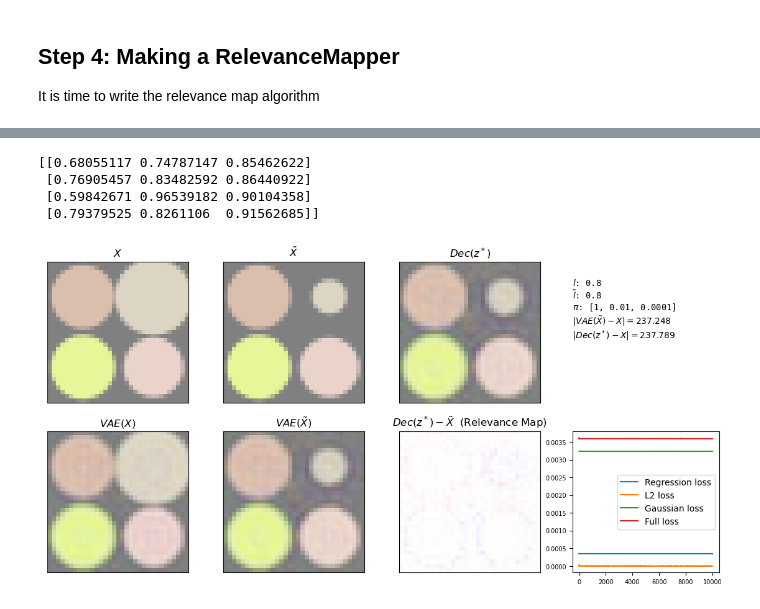
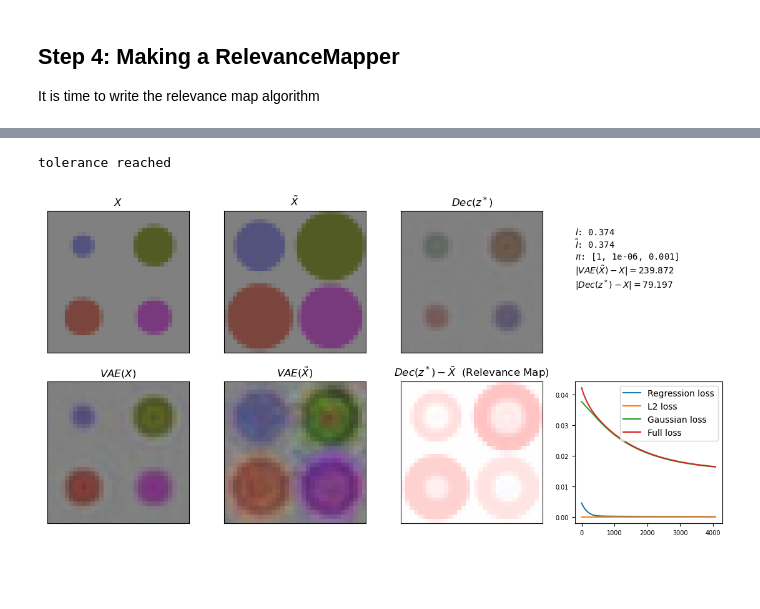
Before and after one commit to AuguB/RelevanceMap, a Jupyter notebook: src/RelevanceMap.ipynb, the cells around one changed output, grey strips where cells are left out. Cells and saved outputs as stored; diff of their text form; code cells hidden in the pictures; blank space fills up the shorter version.

```diff
--- a/src/RelevanceMap.ipynb
+++ b/src/RelevanceMap.ipynb
@@ -353,8 +353,8 @@ class RelevanceMapper:
 
         return diff, z_trajectory, [loss1s, loss2s, loss3s]
 # %%
-# true_l = blobby.sample_l(1)
-true_l = 0.8
+true_l = blobby.sample_l(1)
+# true_l = 0.2
 # l = 0.5
 print(true_l)
 widths, colors = blobby.sample_widths_and_colors(true_l)
@@ -375,22 +375,14 @@ plt.imshow(this_blob)
 altered_l = true_l
 widths_altered = widths.copy()
 colors_altered = colors.copy()
-widths_altered[1] -= 0.15
-# colors_altered[3] -=  0.4
-# colors_altered[1,0] -= 0.6
-
-print(colors_altered)
-# colors_altered[1,0] -= 0.2
-# colors_altered[1,2] -= 0.2
+widths_altered +=0.1
 
 this_blob_altered = blobby.make_blob_image(widths_altered, colors_altered)/255
 
+# Find relevance map
 rmap = RelevanceMapper(vae, reg)
-
-pi = [1, 0.01, 0.0001] ############################################PI
-
-
-img, z_trajectory, losses = rmap.find_relevance_map(this_blob_altered.T, altered_l, pi, iter = 10000, tol = 1e-7)
+pi = [1, 0.000001, 0.001] ############################################PI
+img, z_trajectory, losses = rmap.find_relevance_map(this_blob_altered.T, altered_l, pi, iter = 10000, tol = 1e-6)
 
 fig, ax = plt.subplots(2,4, figsize=(14,6.5))
 this_blob = blobby.make_blob_image(widths, colors)/255
@@ -425,35 +417,32 @@ for axs in ax.flatten()[:7]:
     axs.set_xticks([])
     axs.set_yticks([])
 
 ax[0,3].set_axis_off()
 
 # Draw losses
 ax[1,3].plot(losses[0],label='Regression loss')
 ax[1,3].plot(losses[1],label='L2 loss')
 ax[1,3].plot(losses[2],label='Gaussian loss')
 full_loss = [losses[0][i]+losses[1][i]+losses[2][i] for i in range(len(losses[0]))]
 ax[1,3].plot(full_loss,label='Full loss')
 ax[1,3].legend()
 
 txt = \
 f"""
 $l$: {np.round(true_l,3).item()}
 $\\tilde{{l}}$: {np.round(altered_l,3).item()}
 $\pi$: {pi}
 $|VAE(\\tilde{{X}}) - X| = {np.round(np.sum(np.abs(rec-this_blob)),3)}$
 $|Dec(z^*) - X| = {np.round(np.sum(np.abs(out_img-this_blob)),3)}$
 
 """
 
 ax[0,3].text(0,0.3, txt, family='monospace')
 
 # plt.tight_layout()
 # ax[1,3].set_yticks(ax[1,3].get_yticks(),fontsize=1)
 ax[1,3].tick_params(labelsize=7)
 plt.show()
 # %% [output]
-[[0.68055117 0.74787147 0.85462622]
- [0.76905457 0.83482592 0.86440922]
- [0.59842671 0.96539182 0.90104358]
- [0.79379525 0.8261106  0.91562685]]
+tolerance reached
-[figure, old version]
+[figure, new version]
```
Also changed, not shown: parts of 1 cell of this notebook.
